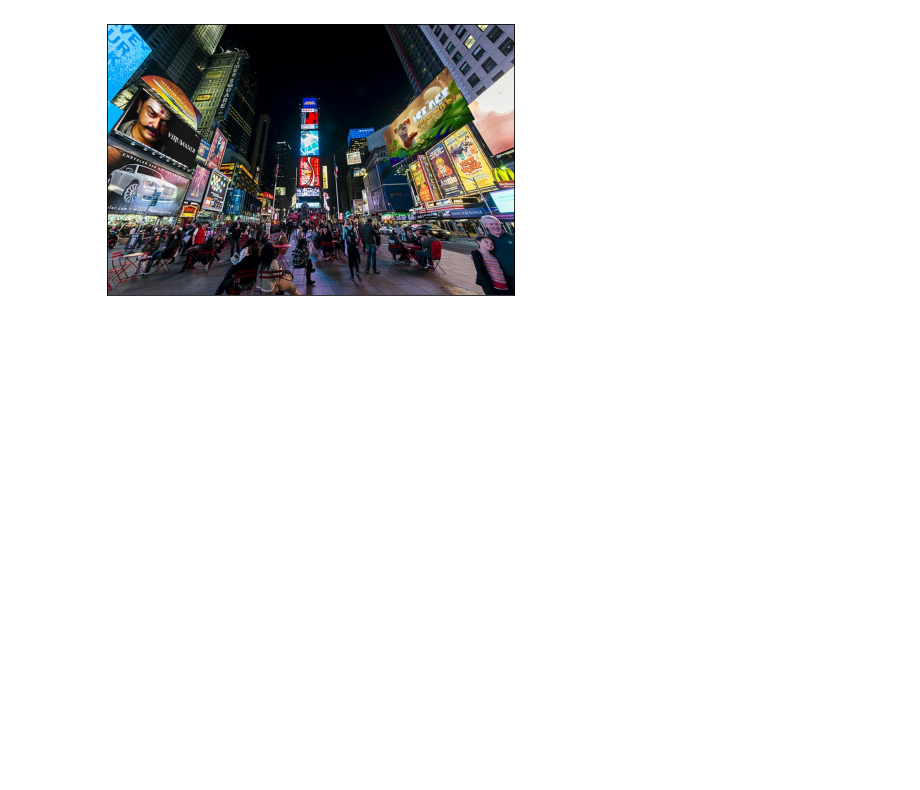
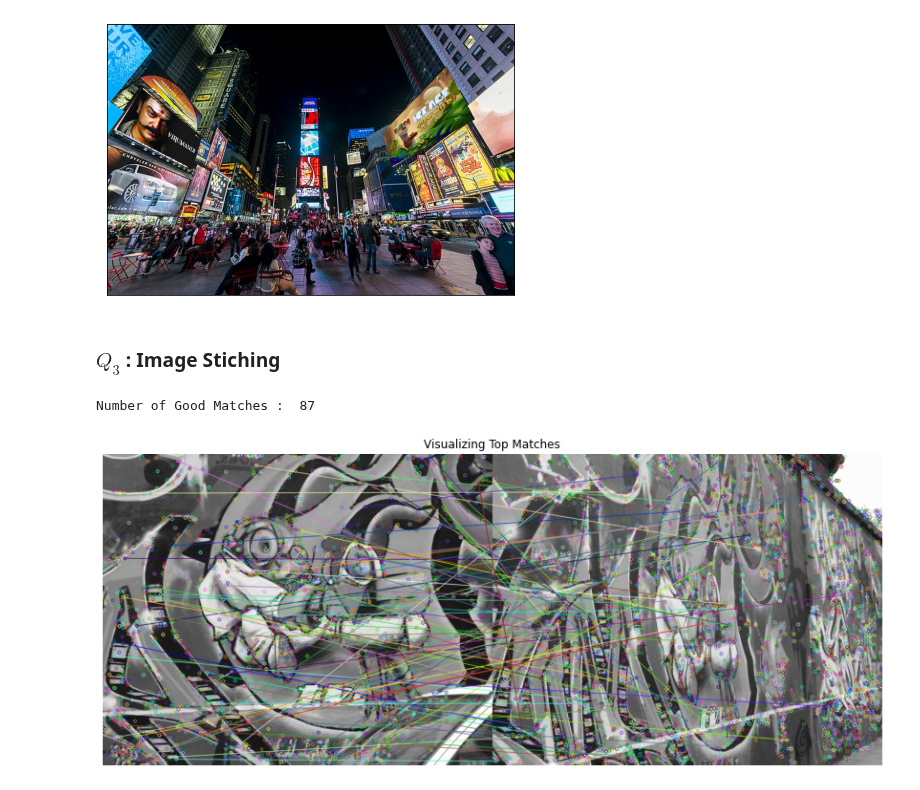
Before and after one commit to sanjith1999/EN2550-Assignments, a Jupyter notebook: Fitting and Alignment/main.ipynb, the cells around one changed output. Cells and saved outputs as stored; diff of their text form; code cells hidden in the pictures; blank space fills up the shorter version.

```diff
--- a/Fitting and Alignment/main.ipynb
+++ b/Fitting and Alignment/main.ipynb
@@ -100,3 +95,43 @@ show_images([[final2]],size=20)
 # %% [output]
 [figure]
 [figure]
+# %% [markdown]
+### $Q_3$ : Image Stiching
+# %%
+# Extracting Co-ordinates of matching points using SIFT Operator
+f1=cv.imread('./images/graffiti/img1.ppm',cv.IMREAD_GRAYSCALE)
+assert f1 is not None
+
+f2=cv.imread('./images/graffiti/img5.ppm',cv.IMREAD_GRAYSCALE)
+assert f2 is not None
+
+sift = cv.SIFT_create()
+
+keypoints_1, descriptors_1 = sift.detectAndCompute(f1,None)
+keypoints_2, descriptors_2 = sift.detectAndCompute(f2,None)
+
+# BFMatcher with default params
+bf = cv.BFMatcher()
+matches = bf.knnMatch(descriptors_1,descriptors_2, k=2)
+
+# Apply ratio test
+good ,good_matches= [],[]
+for m,n in matches:
+    if m.distance < 0.75*n.distance:
+        good.append([m])
+        good_matches.append(m)
+
+matching_points = np.array([[keypoints_1[mat.queryIdx].pt, keypoints_2[mat.trainIdx].pt]  for mat in good_matches ])
+
+# Visualization
+f3 = cv.drawMatchesKnn(f1,keypoints_1,f2,keypoints_2,good,None)
+print("Number of Good Matches : ", len(good))
+
+fig = plt.figure(figsize=(18, 6))
+plt.imshow(f3)
+plt.axis("off")
+plt.title("Visualizing Top Matches")
+plt.show()
+# %% [output]
+Number of Good Matches :  87
+[figure, added]
```
Also changed, not shown: parts of 5 cells of this notebook, 12 other files.
